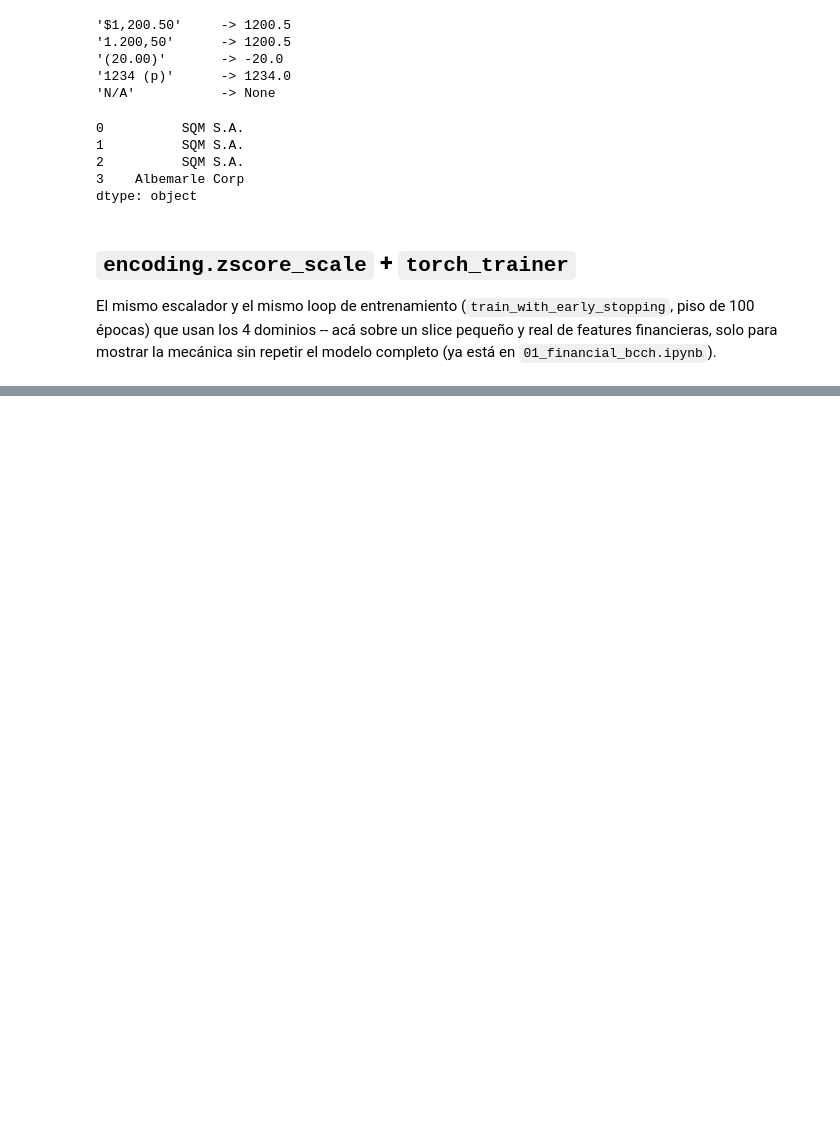
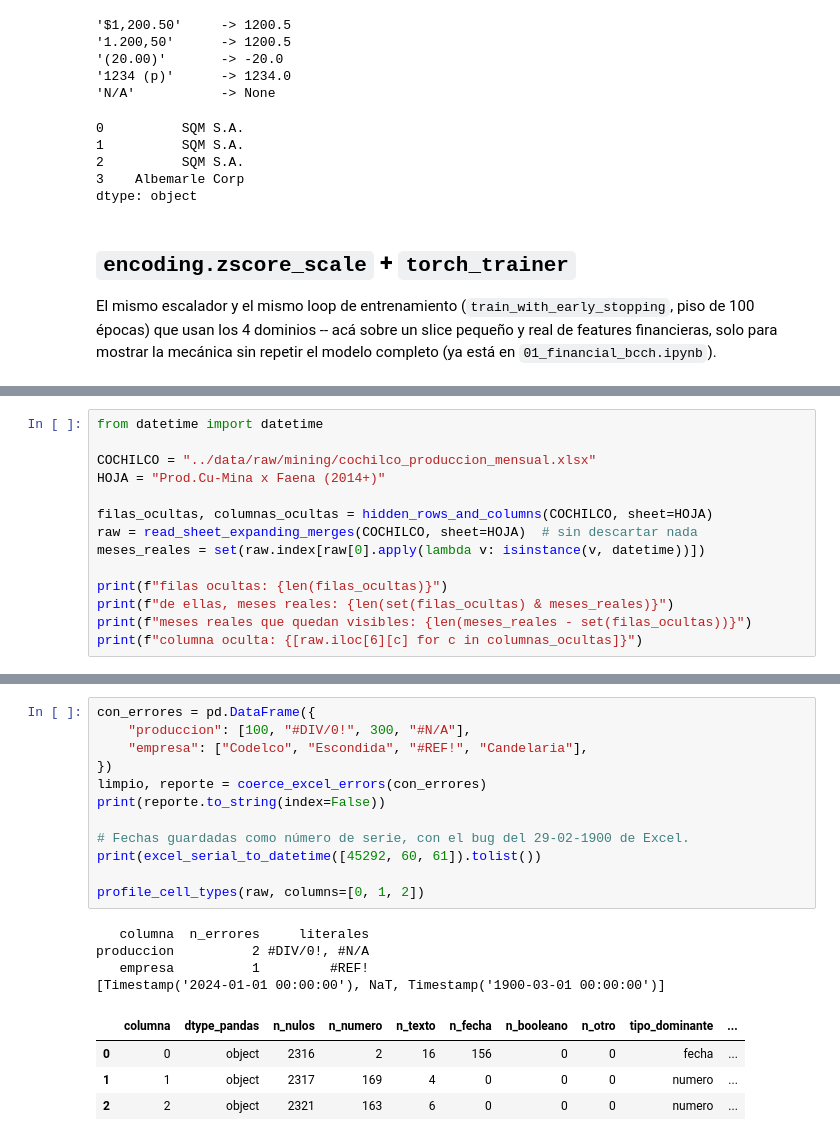
Before and after one commit to Rxyxs/Limpieza_Datos, a Jupyter notebook: notebooks/00_toolkit_demo.ipynb, the cells around one changed output, grey strips where cells are left out. Drawn from its saved outputs; the diff is of its cells as text; blank space fills up the shorter version.

```diff
--- a/notebooks/00_toolkit_demo.ipynb
+++ b/notebooks/00_toolkit_demo.ipynb
@@ -136,0 +172,14 @@ print(f"épocas corridas: {result.epochs_run}, mejor época: {result.best_epoch}
+# %%
+from datetime import datetime
+
+COCHILCO = "../data/raw/mining/cochilco_produccion_mensual.xlsx"
+HOJA = "Prod.Cu-Mina x Faena (2014+)"
+
+filas_ocultas, columnas_ocultas = hidden_rows_and_columns(COCHILCO, sheet=HOJA)
+raw = read_sheet_expanding_merges(COCHILCO, sheet=HOJA)  # sin descartar nada
+meses_reales = set(raw.index[raw[0].apply(lambda v: isinstance(v, datetime))])
+
+print(f"filas ocultas: {len(filas_ocultas)}")
+print(f"de ellas, meses reales: {len(set(filas_ocultas) & meses_reales)}")
+print(f"meses reales que quedan visibles: {len(meses_reales - set(filas_ocultas))}")
+print(f"columna oculta: {[raw.iloc[6][c] for c in columnas_ocultas]}")
@@ -136,0 +198,21 @@ print(f"épocas corridas: {result.epochs_run}, mejor época: {result.best_epoch}
+# %%
+con_errores = pd.DataFrame({
+    "produccion": [100, "#DIV/0!", 300, "#N/A"],
+    "empresa": ["Codelco", "Escondida", "#REF!", "Candelaria"],
+})
+limpio, reporte = coerce_excel_errors(con_errores)
+print(reporte.to_string(index=False))
+
+# Fechas guardadas como número de serie, con el bug del 29-02-1900 de Excel.
+print(excel_serial_to_datetime([45292, 60, 61]).tolist())
+
+profile_cell_types(raw, columns=[0, 1, 2])
+# %% [output]
+   columna  n_errores     literales
+produccion          2 #DIV/0!, #N/A
+   empresa          1         #REF!
+[Timestamp('2024-01-01 00:00:00'), NaT, Timestamp('1900-03-01 00:00:00')]
+|  | columna | dtype_pandas | n_nulos | n_numero | n_texto | n_fecha | n_booleano | n_otro | tipo_dominante | ... |
+| 0 | 0 | object | 2316 | 2 | 16 | 156 | 0 | 0 | fecha | ... |
+| 1 | 1 | object | 2317 | 169 | 4 | 0 | 0 | 0 | numero | ... |
+| 2 | 2 | object | 2321 | 163 | 6 | 0 | 0 | 0 | numero | ... |
```
Also changed, not shown: parts of 11 cells of this notebook, 11 other files.
